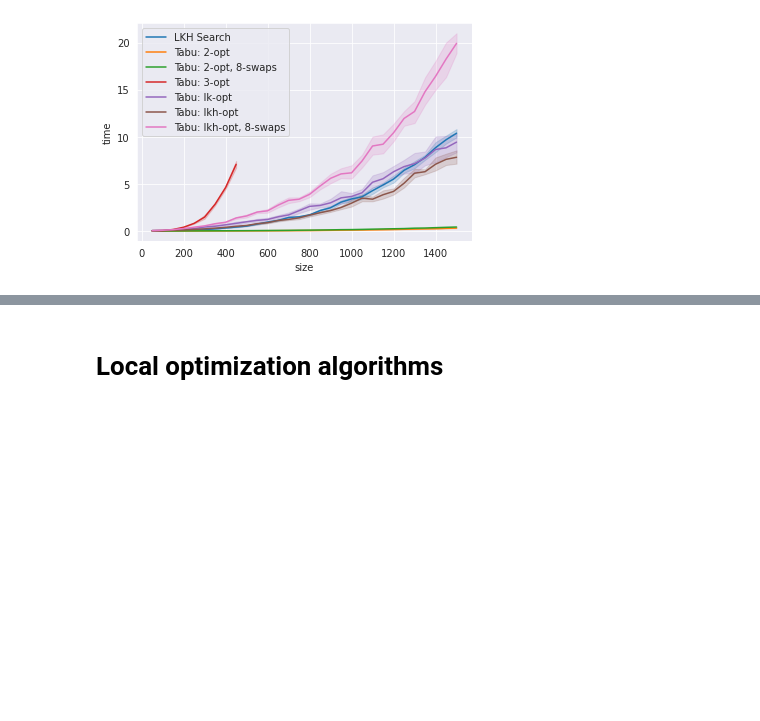
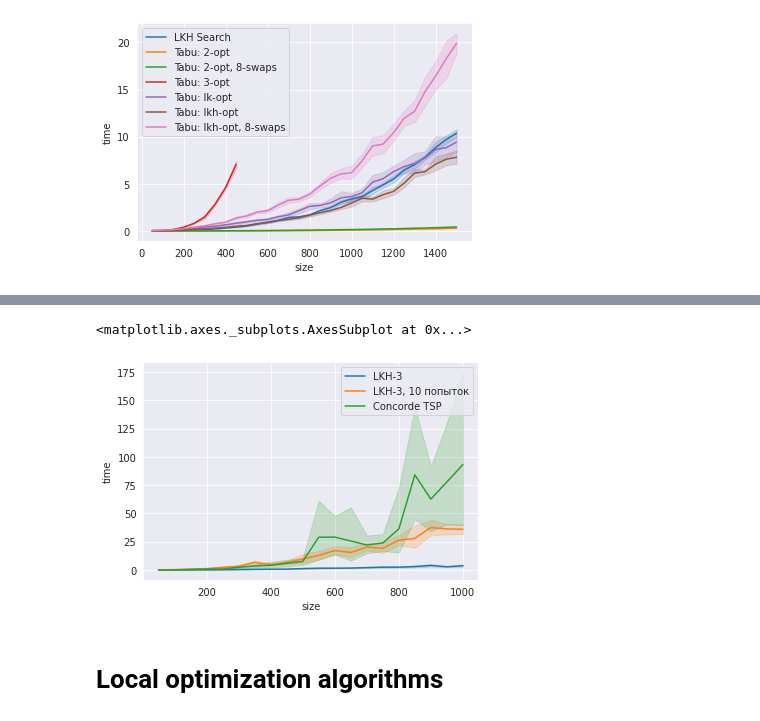
Before and after one commit to Lin-Kernighan/Notebooks, a Jupyter notebook: performance.ipynb, the cells around one changed output, grey strips where cells are left out. Saved outputs shown, nothing was run; the diff lists cells and outputs as text; code cells hidden in the pictures; blank space fills up the shorter version.

```diff
--- a/performance.ipynb
+++ b/performance.ipynb
@@ -203,3 +212,10 @@ sns.lineplot(x="size", y="time", data=pd.read_csv('./Ten-Tries/Tabu-S-lkh_opt-50
+# %%
+sns.lineplot(x="size", y="time", data=pd.read_csv('./performance/lkh.csv')[:300], label='LKH-3')
+sns.lineplot(x="size", y="time", data=pd.read_csv('./performance/lkh_10.csv'), label='LKH-3, 10 попыток')
+sns.lineplot(x="size", y="time", data=pd.read_csv('./performance/concorde.csv'), label='Concorde TSP')
+# %% [output]
+<matplotlib.axes._subplots.AxesSubplot at 0x...>
+[figure, added]
 # %% [markdown]
 # Local optimization algorithms
 # %%
```
Also changed, not shown: parts of 12 cells of this notebook, 1 other file.
